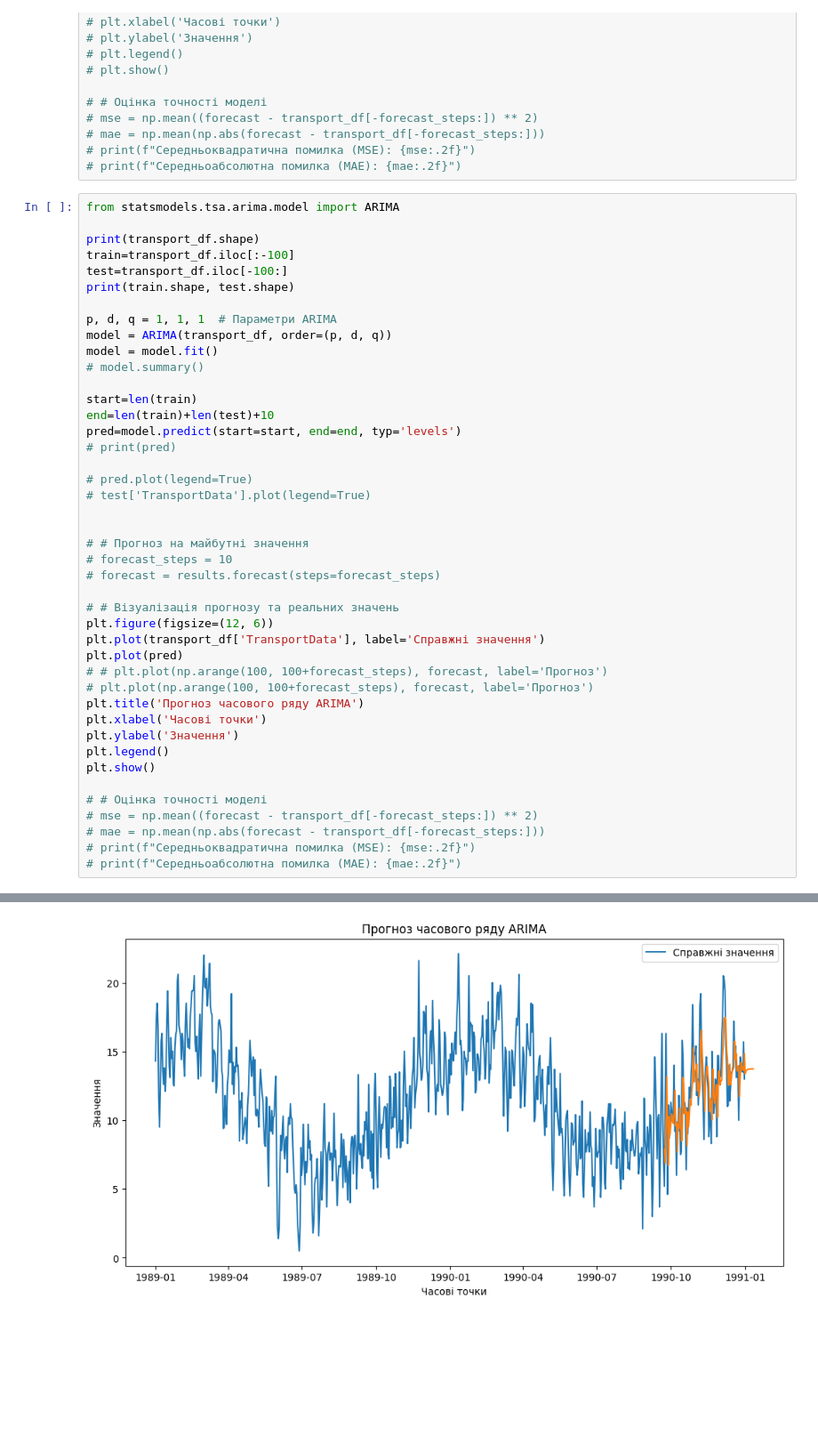
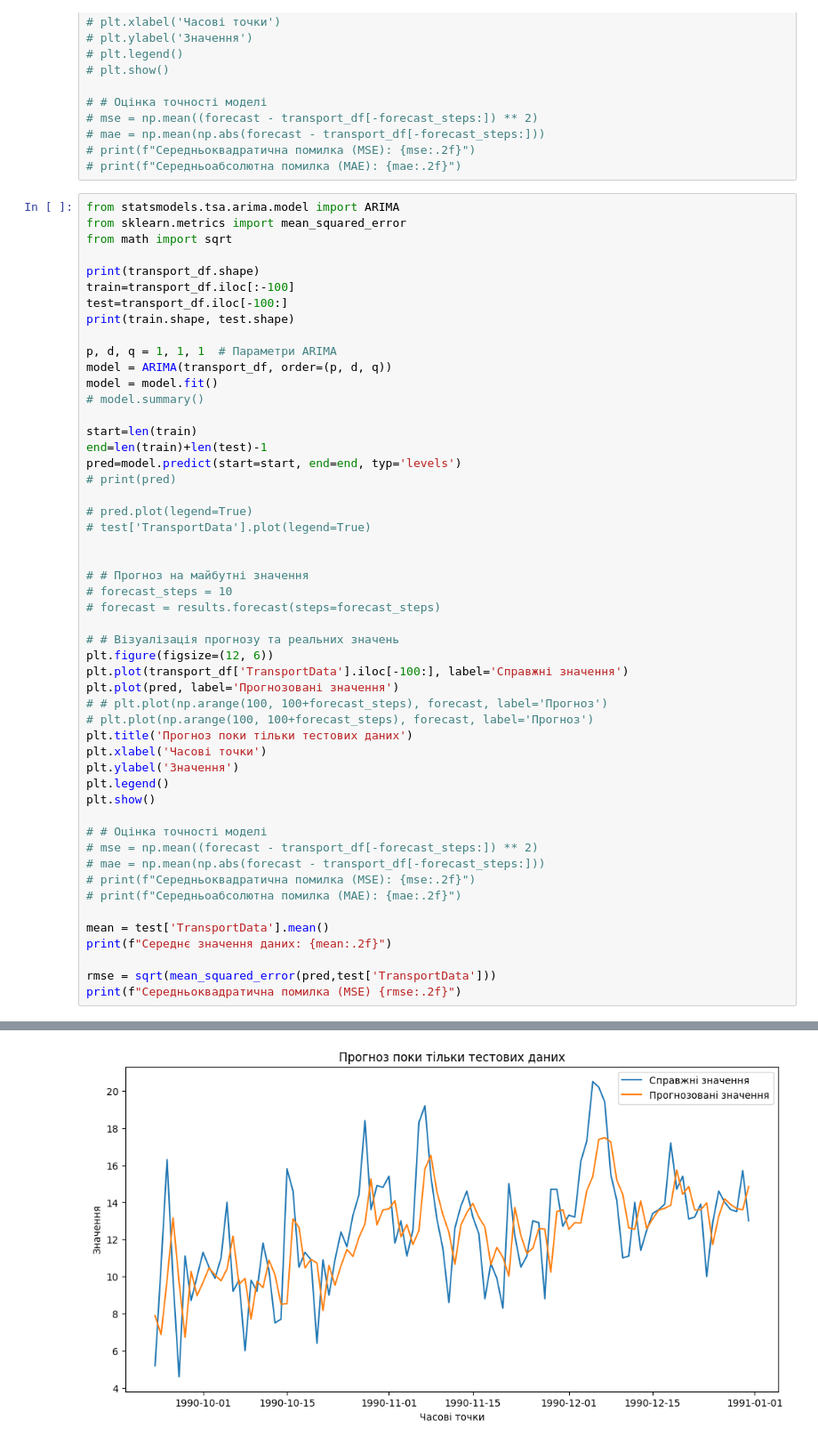
Before and after one commit to AnnaIvn/ml2023, a Jupyter notebook: Labs/Lab2/lab3.ipynb, the cells around one changed output, grey strips where cells are left out. Shown at 89% size. Saved outputs shown, nothing was run; the diff lists cells and outputs as text; blank space fills up the shorter version.

```diff
--- a/Labs/Lab2/lab3.ipynb
+++ b/Labs/Lab2/lab3.ipynb
@@ -286,6 +286,8 @@ from statsmodels.tsa.arima.model import ARIMA
 # print(f"Середньоабсолютна помилка (MAE): {mae:.2f}")
 # %%
 from statsmodels.tsa.arima.model import ARIMA
+from sklearn.metrics import mean_squared_error
+from math import sqrt
 
 print(transport_df.shape)
 train=transport_df.iloc[:-100]
@@ -298,36 +300,42 @@ model = model.fit()
 # model.summary()
 
 start=len(train)
-end=len(train)+len(test)+10
+end=len(train)+len(test)-1
 pred=model.predict(start=start, end=end, typ='levels')
 # print(pred)
 
 # pred.plot(legend=True)
 # test['TransportData'].plot(legend=True)
 
 
 # # Прогноз на майбутні значення
 # forecast_steps = 10
 # forecast = results.forecast(steps=forecast_steps)
 
 # # Візуалізація прогнозу та реальних значень
 plt.figure(figsize=(12, 6))
-plt.plot(transport_df['TransportData'], label='Справжні значення')
-plt.plot(pred)
+plt.plot(transport_df['TransportData'].iloc[-100:], label='Справжні значення')
+plt.plot(pred, label='Прогнозовані значення')
 # # plt.plot(np.arange(100, 100+forecast_steps), forecast, label='Прогноз')
 # plt.plot(np.arange(100, 100+forecast_steps), forecast, label='Прогноз')
-plt.title('Прогноз часового ряду ARIMA')
+plt.title('Прогноз поки тільки тестових даних')
 plt.xlabel('Часові точки')
 plt.ylabel('Значення')
 plt.legend()
 plt.show()
 
 # # Оцінка точності моделі
 # mse = np.mean((forecast - transport_df[-forecast_steps:]) ** 2)
 # mae = np.mean(np.abs(forecast - transport_df[-forecast_steps:]))
 # print(f"Середньоквадратична помилка (MSE): {mse:.2f}")
 # print(f"Середньоабсолютна помилка (MAE): {mae:.2f}")
+
+mean = test['TransportData'].mean()
+print(f"Середнє значення даних: {mean:.2f}")
+
+rmse = sqrt(mean_squared_error(pred,test['TransportData']))
+print(f"Середньоквадратична помилка (MSE) {rmse:.2f}")
 # %% [output]
 (730, 1)
 (630, 1) (100, 1)
-[figure, old version]
+[figure, new version]
```
Also changed, not shown: parts of 4 cells of this notebook.
